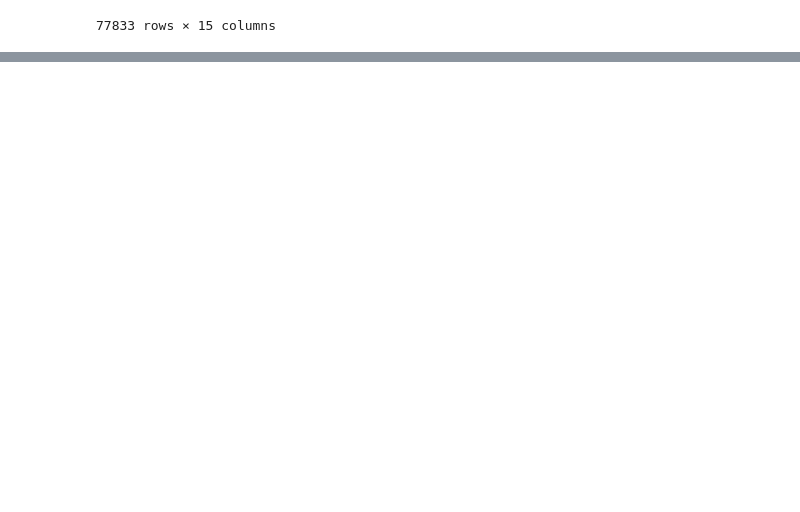
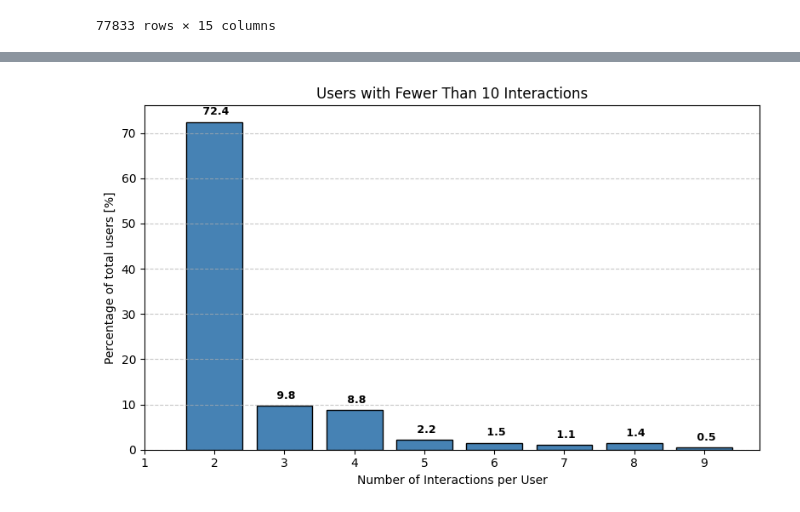
Before and after one commit to asujamuto/Shopping_Recomendation, a Jupyter notebook: data-exploration.ipynb, the cells around one changed output, grey strips where cells are left out. Saved outputs shown, nothing was run; the diff lists cells and outputs as text; code cells hidden in the pictures; blank space fills up the shorter version.

```diff
--- a/data-exploration.ipynb
+++ b/data-exploration.ipynb
@@ -36,0 +164,28 @@ products
+# %%
+user_counts = interactions["user_id"].value_counts()
+total_len = len(user_counts)
+filtered_counts = user_counts[user_counts < 10]
+distribution = filtered_counts.value_counts().sort_index() / total_len * 100
+
+plt.figure(figsize=(8, 5))
+bars = plt.bar(distribution.index, distribution.values, color="steelblue", edgecolor="black")
+for bar in bars: # Add labels above bars
+    height = bar.get_height()
+    plt.text(
+        bar.get_x() + bar.get_width() / 2,
+        height + 1,
+        f"{height: .1f}",
+        ha="center",
+        va="bottom",
+        fontsize=9,
+        fontweight="bold"
+    )
+plt.xlabel("Number of Interactions per User")
+plt.ylabel("Percentage of total users [%]")
+plt.title("Users with Fewer Than 10 Interactions")
+plt.xticks(range(1, 10))
+plt.grid(axis="y", linestyle="--", alpha=0.7)
+plt.tight_layout()
+plt.show()
+# %% [output]
+[figure, added]
```
Also changed, not shown: parts of 14 cells of this notebook, 2 other files.
